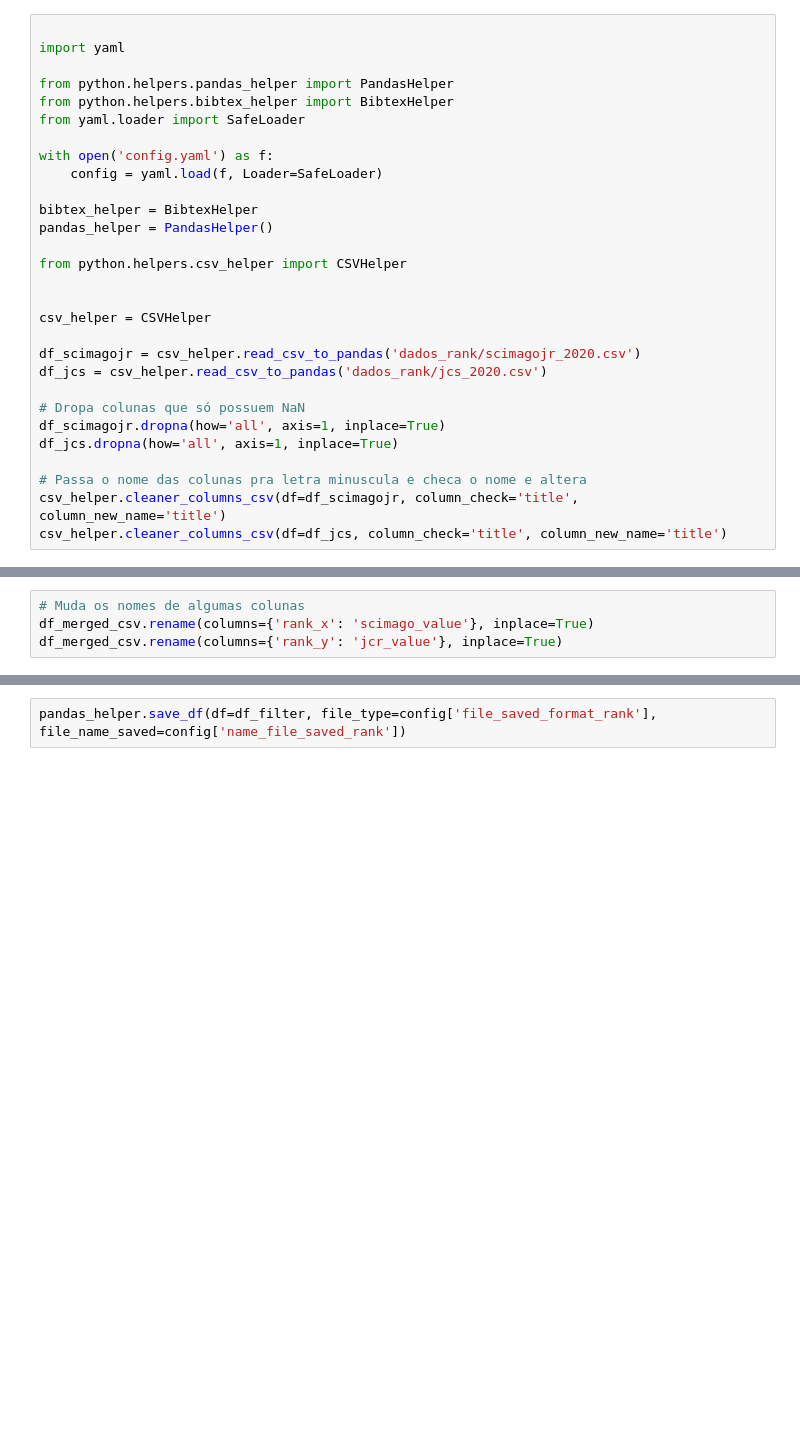
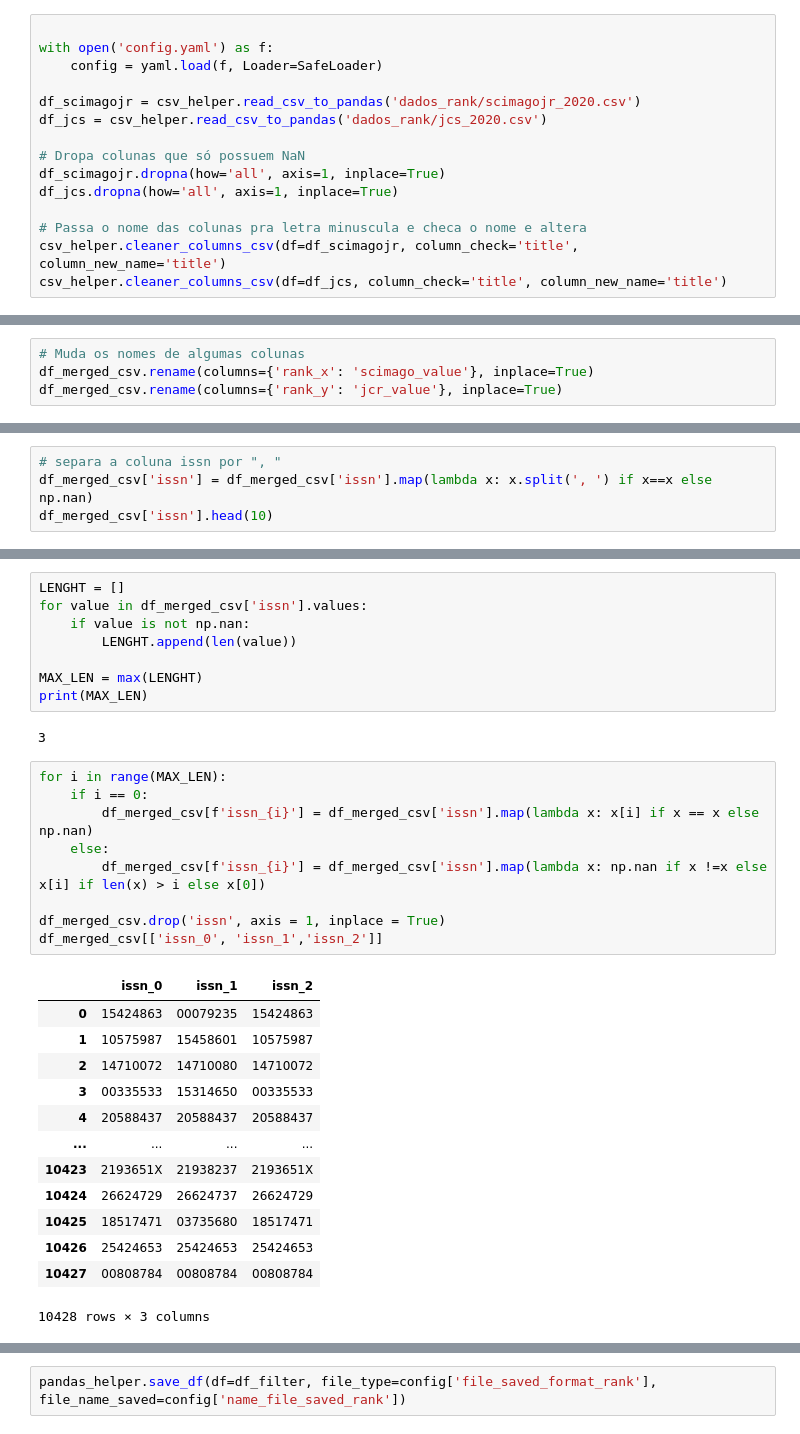
Before and after one commit to saiefert/Articles_Dataframe, a Jupyter notebook: main.ipynb, the cells around one changed output, grey strips where cells are left out. Drawn from its saved outputs; the diff is of its cells as text; blank space fills up the shorter version.

```diff
--- a/main.ipynb
+++ b/main.ipynb
@@ -50,21 +55,7 @@ Aula 2 - CSV (JCR e SCIMAGOJR)
 # %%
-
-import yaml
-
-from python.helpers.pandas_helper import PandasHelper
-from python.helpers.bibtex_helper import BibtexHelper
-from yaml.loader import SafeLoader
 
 with open('config.yaml') as f:
     config = yaml.load(f, Loader=SafeLoader)
-
-bibtex_helper = BibtexHelper
-pandas_helper = PandasHelper()
-
-from python.helpers.csv_helper import CSVHelper
-
-
-csv_helper = CSVHelper
 
 df_scimagojr = csv_helper.read_csv_to_pandas('dados_rank/scimagojr_2020.csv')
 df_jcs = csv_helper.read_csv_to_pandas('dados_rank/jcs_2020.csv')
@@ -100,0 +90,4 @@ df_merged_bibtex_csv = pandas_helper.merge_dataframes(df_1=df_main, df_2=df_merg
+# %%
+# separa a coluna issn por ", "
+df_merged_csv['issn'] = df_merged_csv['issn'].map(lambda x: x.split(', ') if x==x else np.nan)
+df_merged_csv['issn'].head(10)
@@ -100,0 +106,33 @@ df_merged_bibtex_csv = pandas_helper.merge_dataframes(df_1=df_main, df_2=df_merg
+# %%
+LENGHT = []
+for value in df_merged_csv['issn'].values:
+    if value is not np.nan:
+        LENGHT.append(len(value))
+
+MAX_LEN = max(LENGHT)
+print(MAX_LEN)
+# %% [output]
+3
+# %%
+for i in range(MAX_LEN):
+    if i == 0:
+        df_merged_csv[f'issn_{i}'] = df_merged_csv['issn'].map(lambda x: x[i] if x == x else np.nan)
+    else:
+        df_merged_csv[f'issn_{i}'] = df_merged_csv['issn'].map(lambda x: np.nan if x !=x else x[i] if len(x) > i else x[0])
+
+df_merged_csv.drop('issn', axis = 1, inplace = True)
+df_merged_csv[['issn_0', 'issn_1','issn_2']]
+# %% [output]
+|  | issn_0 | issn_1 | issn_2 |
+| 0 | 15424863 | 00079235 | 15424863 |
+| 1 | 10575987 | 15458601 | 10575987 |
+| 2 | 14710072 | 14710080 | 14710072 |
+| 3 | 00335533 | 15314650 | 00335533 |
+| 4 | 20588437 | 20588437 | 20588437 |
+| ... | ... | ... | ... |
+| 10423 | 2193651X | 21938237 | 2193651X |
+| 10424 | 26624729 | 26624737 | 26624729 |
+| 10425 | 18517471 | 03735680 | 18517471 |
+| 10426 | 25424653 | 25424653 | 25424653 |
+| 10427 | 00808784 | 00808784 | 00808784 |
+10428 rows × 3 columns
```
Also changed, not shown: parts of 14 cells of this notebook, 2 other files.
